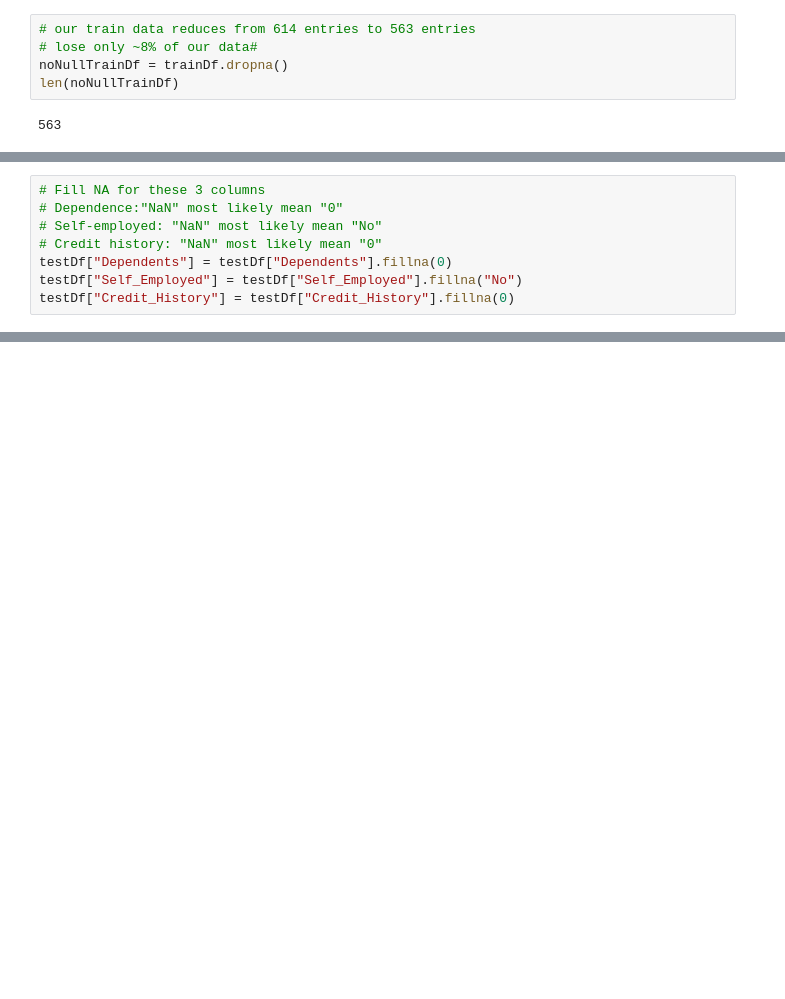
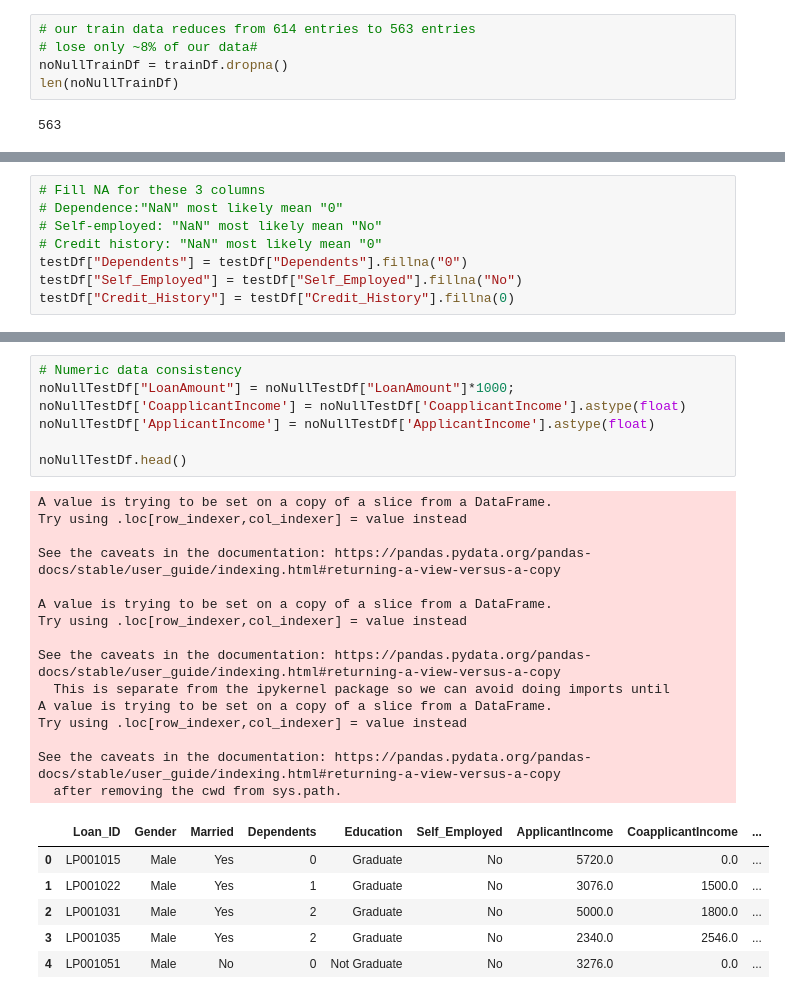
Before and after one commit to MimiBebe/Project-3, a Jupyter notebook: Data_Mugging.ipynb, the cells around one changed output, grey strips where cells are left out. Saved outputs shown, nothing was run; the diff lists cells and outputs as text; blank space fills up the shorter version.

```diff
--- a/Data_Mugging.ipynb
+++ b/Data_Mugging.ipynb
@@ -157,7 +171,7 @@ testDf.apply(lambda x: sum(x.isnull()),axis=0)
 # Dependence:"NaN" most likely mean "0"
 # Self-employed: "NaN" most likely mean "No"
 # Credit history: "NaN" most likely mean "0"
-testDf["Dependents"] = testDf["Dependents"].fillna(0)
+testDf["Dependents"] = testDf["Dependents"].fillna("0")
 testDf["Self_Employed"] = testDf["Self_Employed"].fillna("No")
 testDf["Credit_History"] = testDf["Credit_History"].fillna(0)
 # %%
@@ -167,0 +246,29 @@ len(noNullTestDf)
+# %%
+# Numeric data consistency
+noNullTestDf["LoanAmount"] = noNullTestDf["LoanAmount"]*1000;
+noNullTestDf['CoapplicantIncome'] = noNullTestDf['CoapplicantIncome'].astype(float)
+noNullTestDf['ApplicantIncome'] = noNullTestDf['ApplicantIncome'].astype(float)
+
+noNullTestDf.head()
+# %% [output]
+A value is trying to be set on a copy of a slice from a DataFrame.
+Try using .loc[row_indexer,col_indexer] = value instead
+
+See the caveats in the documentation: https://pandas.pydata.org/pandas-docs/stable/user_guide/indexing.html#returning-a-view-versus-a-copy
+
+A value is trying to be set on a copy of a slice from a DataFrame.
+Try using .loc[row_indexer,col_indexer] = value instead
+
+See the caveats in the documentation: https://pandas.pydata.org/pandas-docs/stable/user_guide/indexing.html#returning-a-view-versus-a-copy
+  This is separate from the ipykernel package so we can avoid doing imports until
+A value is trying to be set on a copy of a slice from a DataFrame.
+Try using .loc[row_indexer,col_indexer] = value instead
+
+See the caveats in the documentation: https://pandas.pydata.org/pandas-docs/stable/user_guide/indexing.html#returning-a-view-versus-a-copy
+  after removing the cwd from sys.path.
+|  | Loan_ID | Gender | Married | Dependents | Education | Self_Employed | ApplicantIncome | CoapplicantIncome | ... |
+| 0 | LP001015 | Male | Yes | 0 | Graduate | No | 5720.0 | 0.0 | ... |
+| 1 | LP001022 | Male | Yes | 1 | Graduate | No | 3076.0 | 1500.0 | ... |
+| 2 | LP001031 | Male | Yes | 2 | Graduate | No | 5000.0 | 1800.0 | ... |
+| 3 | LP001035 | Male | Yes | 2 | Graduate | No | 2340.0 | 2546.0 | ... |
+| 4 | LP001051 | Male | No | 0 | Not Graduate | No | 3276.0 | 0.0 | ... |
```
Also changed, not shown: parts of 11 cells of this notebook.
